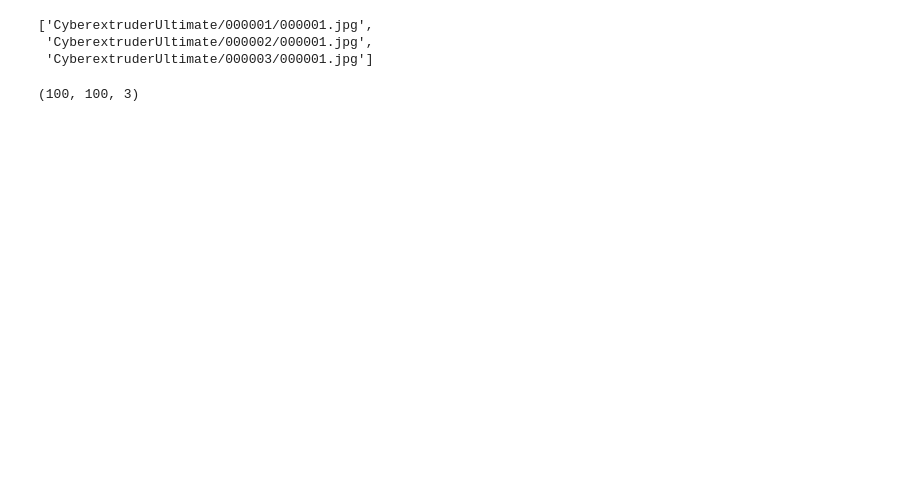
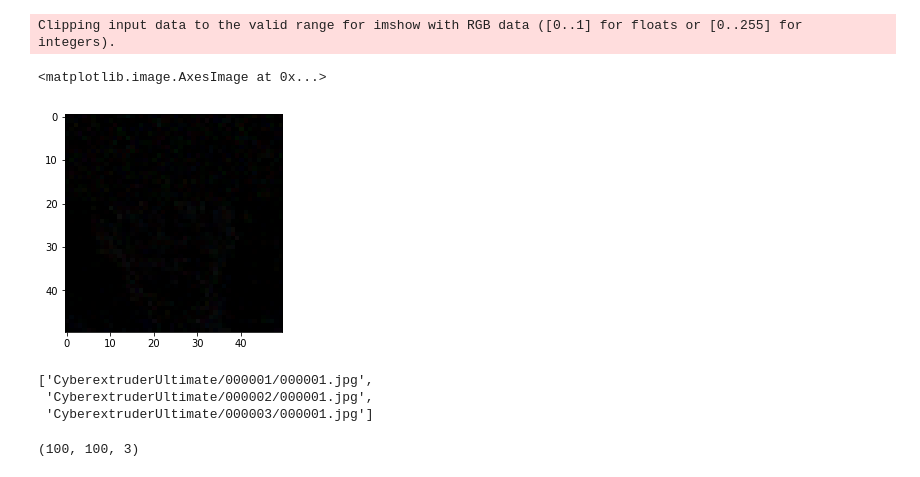
Before and after one commit to apugachev/linear-algebra-project, a Jupyter notebook: SVD.ipynb, the cells around one changed output. Drawn from its saved outputs; the diff is of its cells as text; code cells hidden in the pictures; blank space fills up the shorter version.

```diff
--- a/SVD.ipynb
+++ b/SVD.ipynb
@@ -9,3 +124,13 @@ from PIL import Image
+# %%
+p1 = svd_r[0][0].reshape((50,50))
+p2 = svd_g[0][0].reshape((50,50))
+p3 = svd_b[0][0].reshape((50,50))
+
+plt.imshow(np.stack((p1,p2,p3), axis=2))
+# %% [output]
+Clipping input data to the valid range for imshow with RGB data ([0..1] for floats or [0..255] for integers).
+<matplotlib.image.AxesImage at 0x...>
+[figure, added]
 # %%
 path = 'CyberextruderUltimate/'
 pics = []
```
Also changed, not shown: parts of 20 cells of this notebook.
